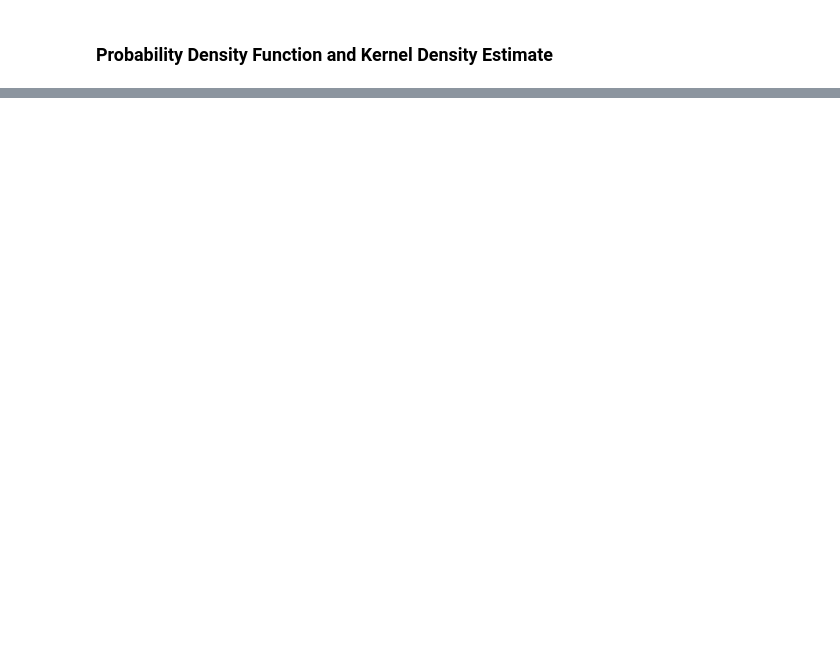
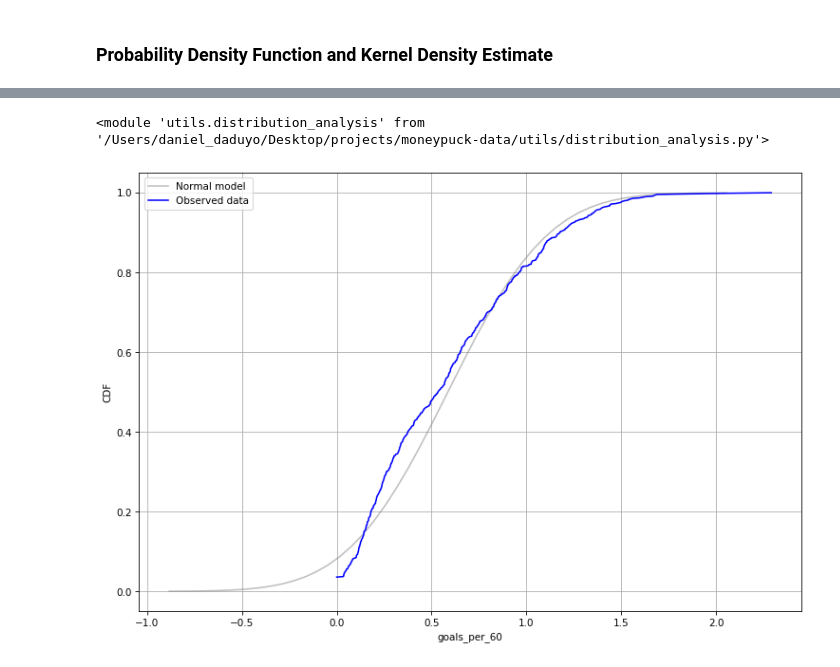
Before and after one commit to thedanicode24/moneypuck-data, a Jupyter notebook: skaters/goals-per-60.ipynb, the cells around one changed output, grey strips where cells are left out. Saved outputs shown, nothing was run; the diff lists cells and outputs as text; code cells hidden in the pictures; blank space fills up the shorter version.

```diff
--- a/skaters/goals-per-60.ipynb
+++ b/skaters/goals-per-60.ipynb
@@ -126,0 +127,10 @@ da.plot_gaussian_kde(df_goals, feature)
+# %%
+from utils import distribution_analysis as da
+import importlib
+importlib.reload(da)
+# %% [output]
+<module 'utils.distribution_analysis' from '/Users/daniel_daduyo/Desktop/projects/moneypuck-data/utils/distribution_analysis.py'>
+# %%
+da.plot_cdf_with_normal(df_goals[feature])
+# %% [output]
+[figure, added]
```
Also changed, not shown: parts of 4 cells of this notebook, 3 other files.
